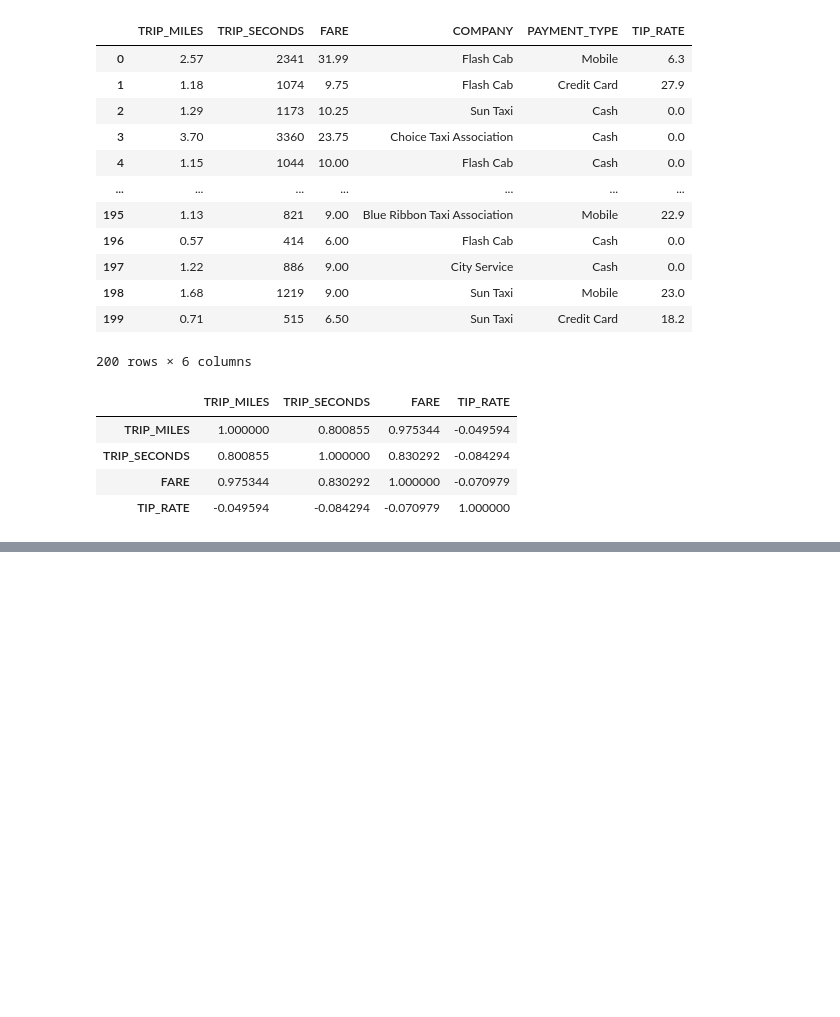
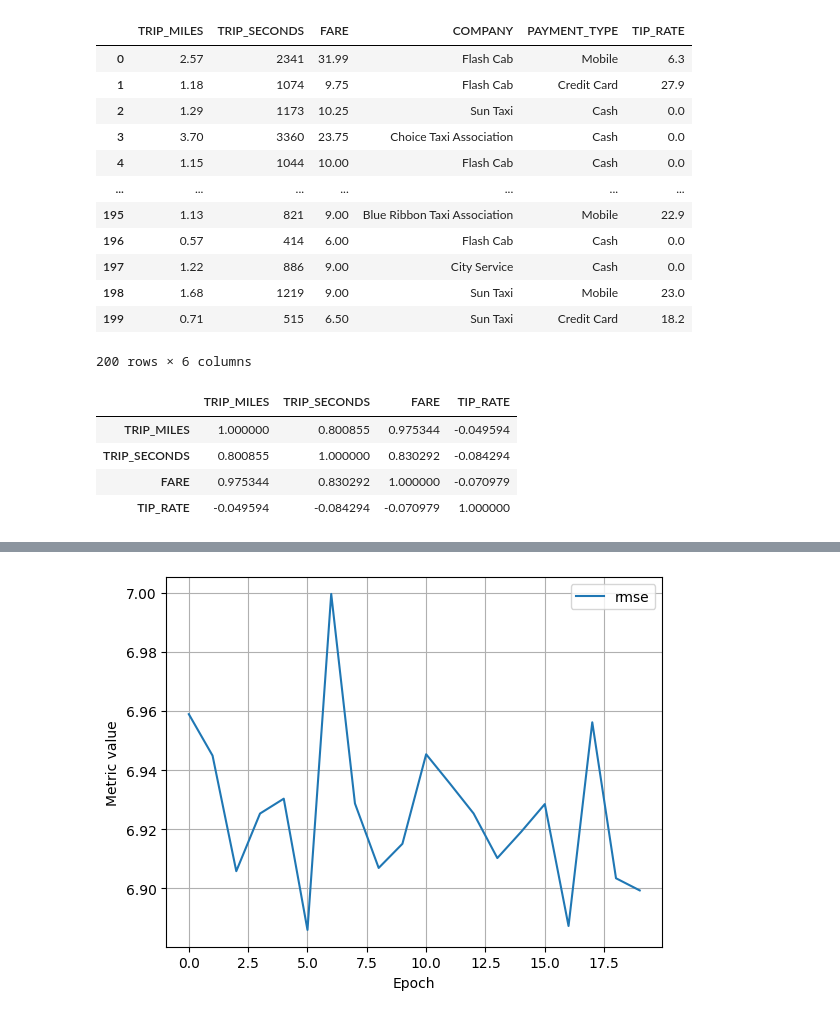
Before and after one commit to therealsmithy/self-study, a Jupyter notebook: ml-crash-course/ml-models/linear-regression.ipynb, the cells around one changed output, grey strips where cells are left out. Cells and saved outputs as stored; diff of their text form; code cells hidden in the pictures; blank space fills up the shorter version.

```diff
--- a/ml-crash-course/ml-models/linear-regression.ipynb
+++ b/ml-crash-course/ml-models/linear-regression.ipynb
@@ -215,0 +214,18 @@ Epoch 20/20
+# %%
+# Try with learning rate at 1, 0.0001, and batch size of 500
+settings_2_a = ml_edu.experiment.ExperimentSettings(
+    learning_rate = 1.0,
+    number_epochs = 20,
+    batch_size = 50,
+    input_features = ['TRIP_MILES']
+)
+
+metrics = [keras.metrics.RootMeanSquaredError(name='rmse')]
+
+model_2 = create_model(settings_2_a, metrics)
+
+experiment_2 = train_model('one_feature_hyper', model_2, training_df, 'FARE', settings_2_a)
+
+ml_edu.results.plot_experiment_metrics(experiment_2, ['rmse'])
+ml_edu.results.plot_model_predictions(experiment_2, training_df, 'FARE')
+# %% [output]
@@ -215,0 +249 @@ Epoch 20/20
+[figure, added]
```
Also changed, not shown: parts of 12 cells of this notebook.
